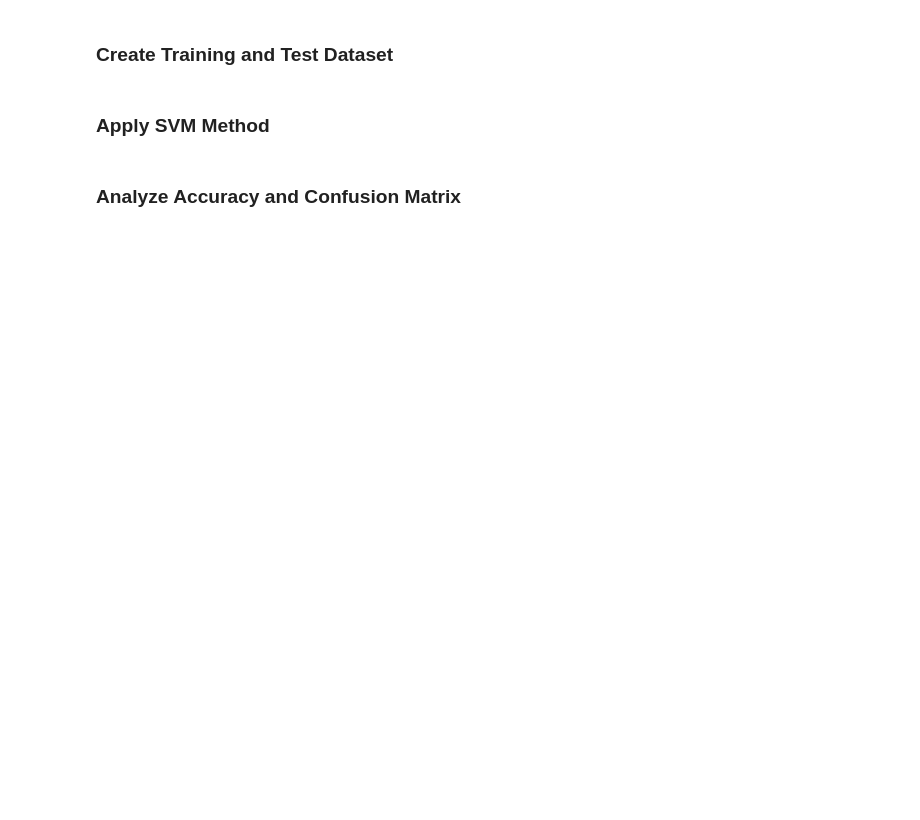
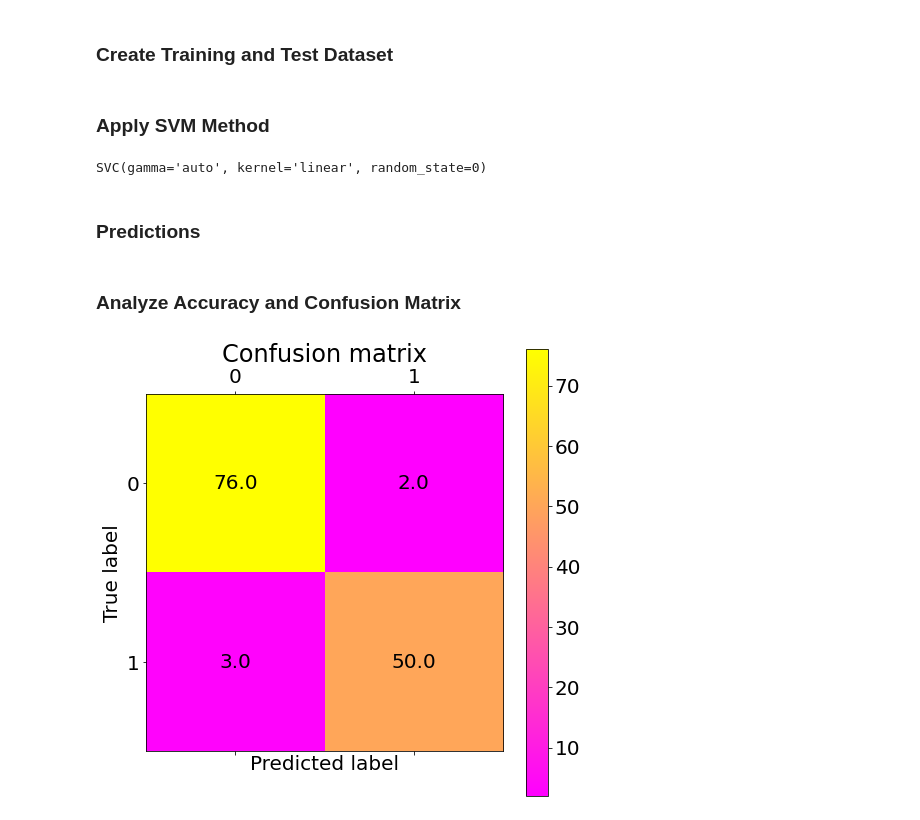
Before and after one commit to lcsrodriguez/intro-ml-assignment, a Jupyter notebook: assignment.ipynb, the cells around one changed output. Drawn from its saved outputs; the diff is of its cells as text; code cells hidden in the pictures; blank space fills up the shorter version.

```diff
--- a/assignment.ipynb
+++ b/assignment.ipynb
@@ -484,0 +497,13 @@ As you can see, we have a lot of outliers
+# %%
+import numpy as np
+# Select upper triangle of correlation matrix (because it's a symmetric matrix)
+upper = correlation_matrix.where(np.triu(np.ones(correlation_matrix.shape), k=1).astype(np.bool))
+#print(upper)
+
+# Find features with correlation greater than a fixed threshold
+threshold = 0.9
+to_drop = [column for column in upper.columns if any(upper[column] > threshold)]
+print(to_drop)
+
+# Drop selected features
+df.drop(to_drop, axis=1, inplace=True)
@@ -501,8 +539,41 @@ X_train, X_test, Y_train, Y_test = train_test_split(X, Y, test_size = size_sampl
 # %% [markdown]
 ### Apply SVM Method
 # %%
-# insert your code here...
+from sklearn.svm import *
+
+# we create an instance of SVM and fit out data. We do not scale our
+# data since we want to plot the support vectors
+C = 1.0 # SVM regularization parameter
+
+# Create the SVM model
+classifier = SVC(kernel='linear', C = C, gamma='auto', random_state=0)
+
+# Fit the model for the data
+classifier.fit(X_train, Y_train)
+# %% [output]
+SVC(gamma='auto', kernel='linear', random_state=0)
+# %% [markdown]
+### Predictions
+# %%
+# Make predictions
+Y_pred = classifier.predict(X_test)
 # %% [markdown]
 ### Analyze Accuracy and Confusion Matrix
 # %%
-# insert your code here...
+from sklearn.metrics import confusion_matrix
+import matplotlib.pyplot as plt
+
+cm = confusion_matrix(Y_test, Y_pred)
+# %%
+# Show confusion matrix in a separate window
+plt.matshow(cm, cmap="spring")
+plt.title('Confusion matrix')
+plt.colorbar()
+for (i, j), z in np.ndenumerate(cm):
+    plt.text(j, i, '{:0.1f}'.format(z), ha='center', va='center', color='black')
+
+plt.ylabel('True label')
+plt.xlabel('Predicted label')
+plt.show()
+# %% [output]
+[figure, added]
```
Also changed, not shown: parts of 12 cells of this notebook.
